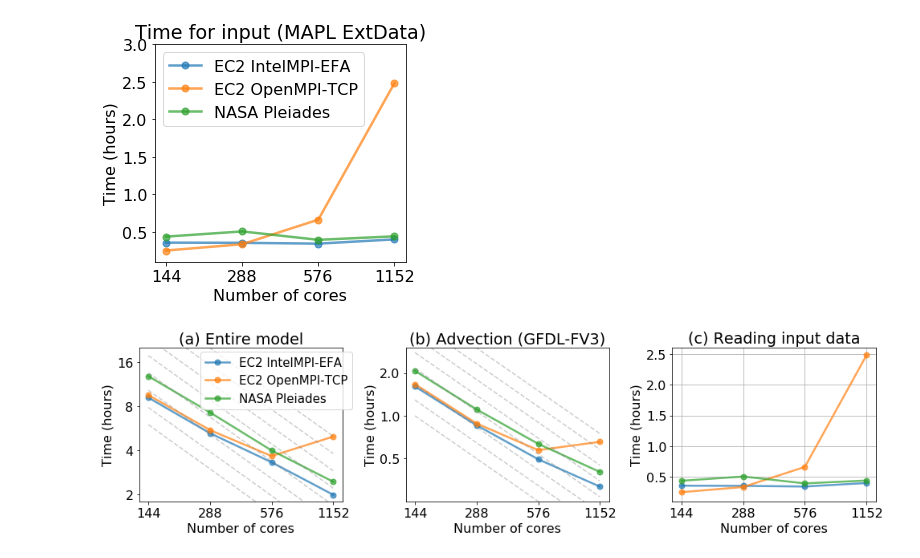
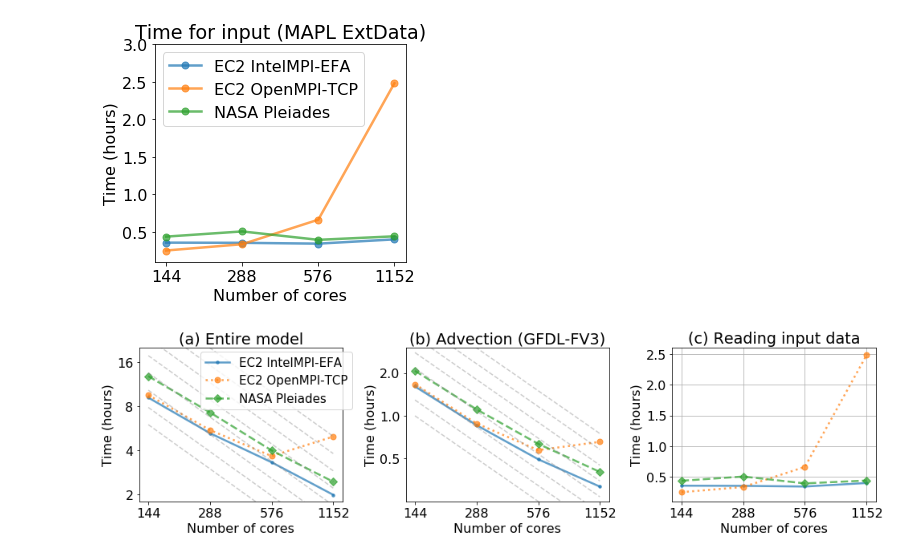
Before and after one commit to JiaweiZhuang/cloud-gchp-paper, a Jupyter notebook: notebooks/gchp_scaling_logscale.ipynb, the cells around one changed output. Drawn from its saved outputs; the diff is of its cells as text; code cells hidden in the pictures.

Commit message:
Use different marker/linestyle for each line in performance plot

```diff
--- a/notebooks/gchp_scaling_logscale.ipynb
+++ b/notebooks/gchp_scaling_logscale.ipynb
@@ -148,26 +148,33 @@ ax.legend()
 # %%
 fig, axes = plt.subplots(1, 3, figsize=[14, 4])
 
 plot_scaling(
     axes[0], var='Total',  title='(a) Entire model',
     yticks=[2, 4, 8, 16], ylim=[1.8, 20],
     y_starts = true_logspace(6, 40, 8)
 )
 
 plot_scaling(
     axes[1], var='DYNAMICS', title='(b) Advection (GFDL-FV3)',
     yticks=[0.5, 1, 2.0], ylim=[0.25, 3.0],
     y_starts = true_logspace(1.0, 6.0, 8)
 )
 
 plot_scaling(axes[2], var='EXTDATA', title='(c) Reading input data',
              ylim=[0.1, 2.6], add_ideal=False, logy=False,
             )
 axes[2].grid()
 
+marker_list = ['.','o','D']
+linestyle_list = ['-',':','--']
+for ax in axes:
+    for i, line in enumerate(ax.get_lines()[:3]):
+        line.set_marker(marker_list[i])
+        line.set_linestyle(linestyle_list[i])
+
 fig.tight_layout()
 axes[0].legend(loc=[0.3, 0.6], fontsize=15)
 
 fig.savefig('gchp_scaling.png', dpi=300)
 # %% [output]
-[figure, old version]
+[figure, new version]
```
Also changed, not shown: 1 other file.
